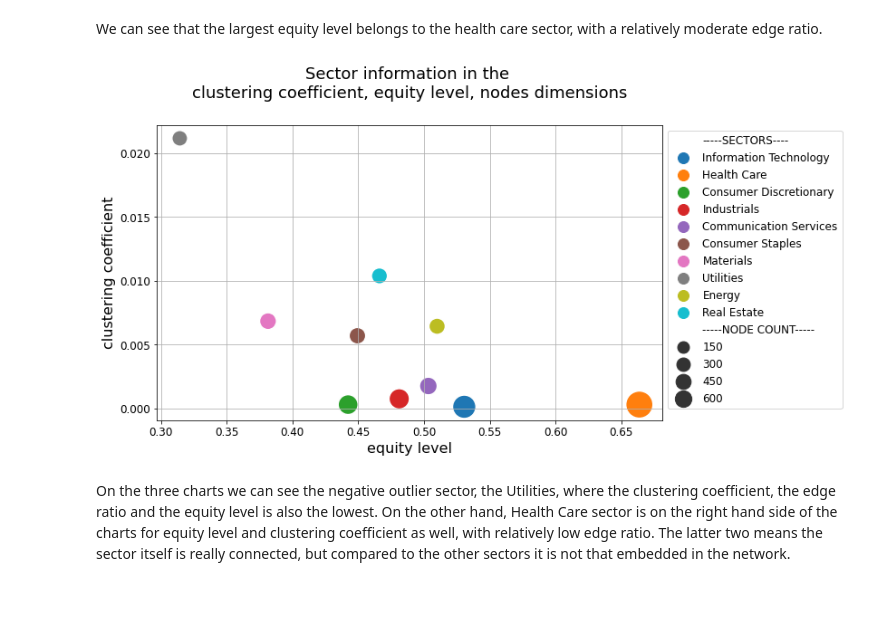
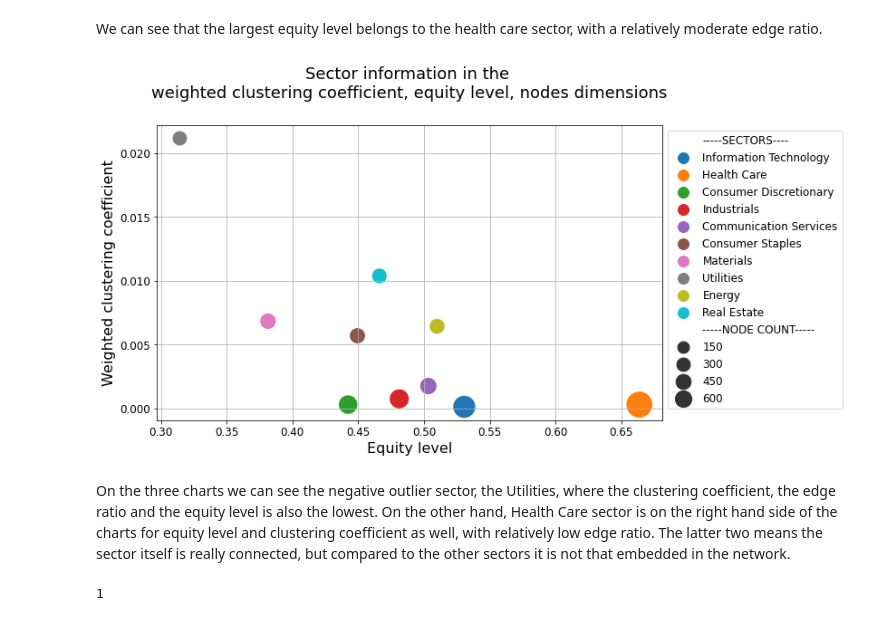
Before and after one commit to pibence/thesis_sector_analysis_on_ownership_networks, a Jupyter notebook: describe_graphs.ipynb, the cells around one changed output. Cells and saved outputs as stored; diff of their text form; code cells hidden in the pictures.

```diff
--- a/describe_graphs.ipynb
+++ b/describe_graphs.ipynb
@@ -130,6 +130,6 @@ fig.savefig(f"{config_dict['outputs']['plots']}sector_info_equity_er_nodes.png",
 # %% [markdown]
 We can see that the largest equity level belongs to the health care sector, with a relatively moderate edge ratio.
 # %%
-fig = plot_sector_network_info(sector_analysis, "equity_level", "clustering_coefficient", "nodes")
+fig = plot_sector_network_info(sector_analysis, "equity_level", "weighted_clustering_coefficient", "nodes")
 # %% [output]
-[figure, old version]
+[figure, new version]
@@ -138,2 +142,4 @@ On the three charts we can see the negative outlier sector, the Utilities, where
 # %%
-create_sector_overview_graph(g, sector_analysis, config_dict['outputs']['plots'])
+create_sector_overview_graph(g, sector_analysis, config_dict['outputs']['plots'],"average")
+# %% [output]
+1
```
Also changed, not shown: parts of 7 cells of this notebook, 2 other files.
